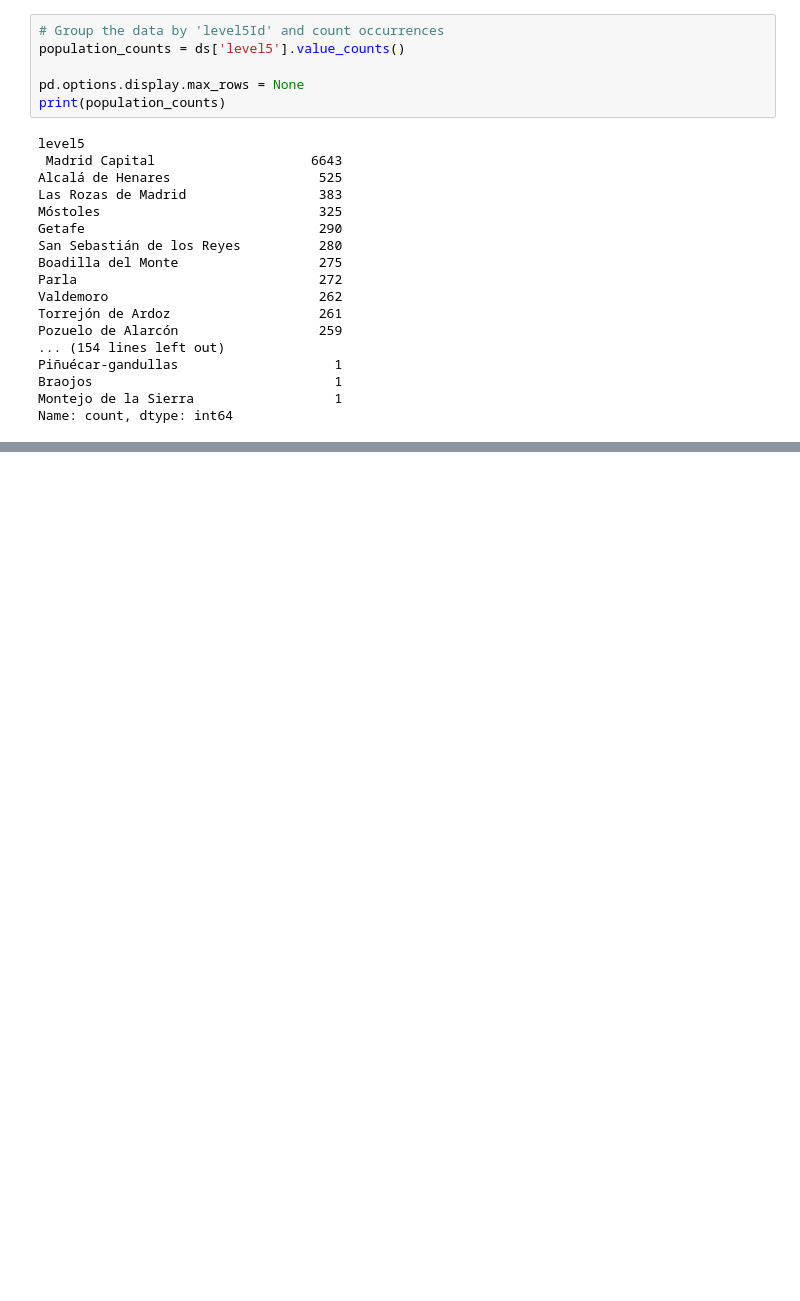
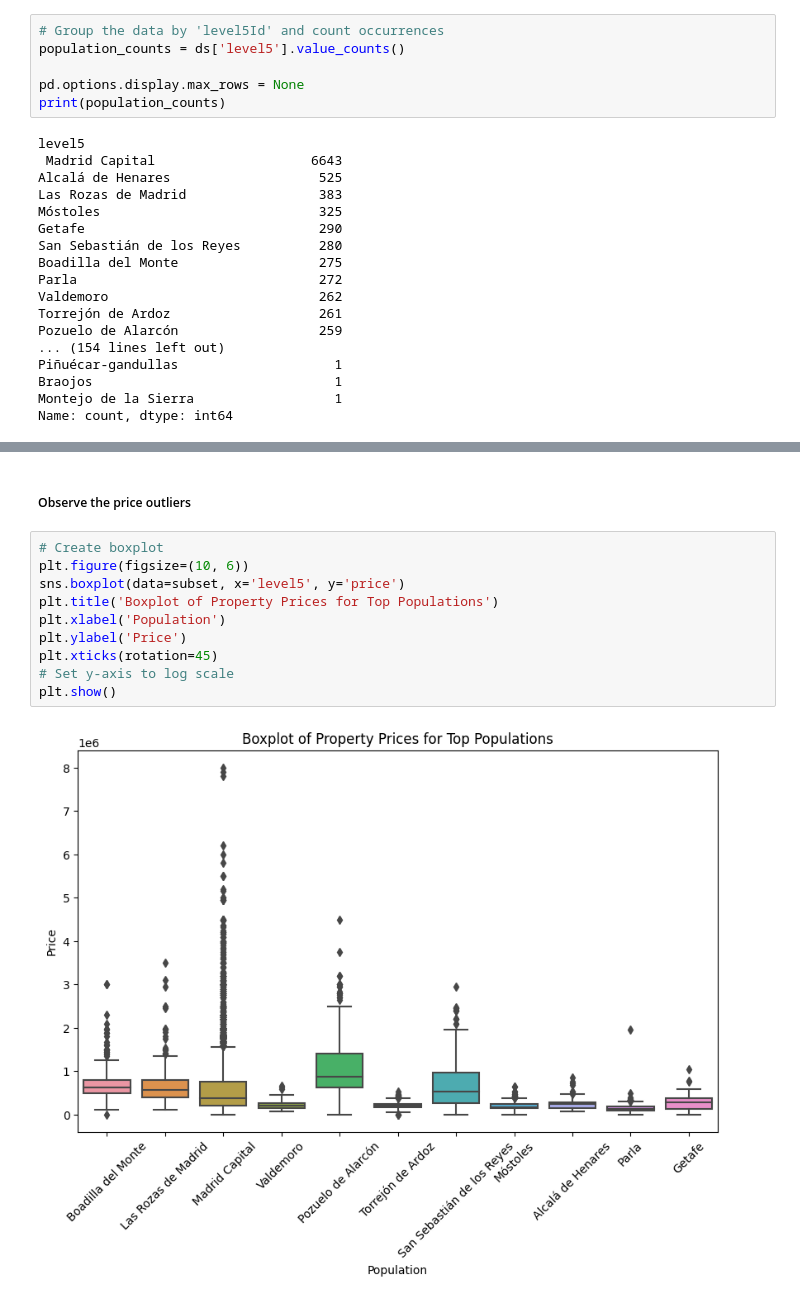
Before and after one commit to rbaset5/realestate-datacleanup-exercise, a Jupyter notebook: notebooks/Project.ipynb, the cells around one changed output, grey strips where cells are left out. Drawn from its saved outputs; the diff is of its cells as text; blank space fills up the shorter version.

```diff
--- a/notebooks/Project.ipynb
+++ b/notebooks/Project.ipynb
@@ -850,0 +880,14 @@ Population (level 5) with the most houses:  Madrid Capital
+# %% [markdown]
+##### Observe the price outliers
+# %%
+# Create boxplot
+plt.figure(figsize=(10, 6))
+sns.boxplot(data=subset, x='level5', y='price')
+plt.title('Boxplot of Property Prices for Top Populations')
+plt.xlabel('Population')
+plt.ylabel('Price')
+plt.xticks(rotation=45)
+# Set y-axis to log scale
+plt.show()
+# %% [output]
+[figure, added]
```
Also changed, not shown: parts of 16 cells of this notebook.
